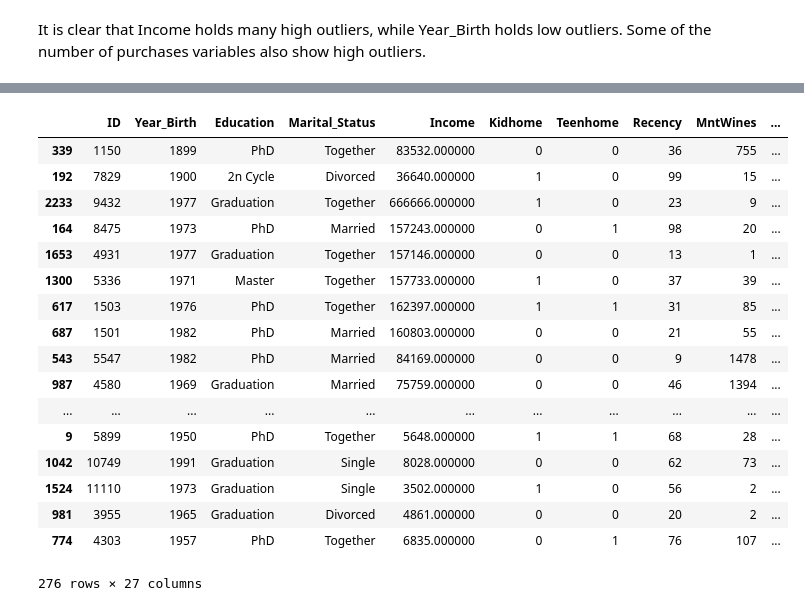
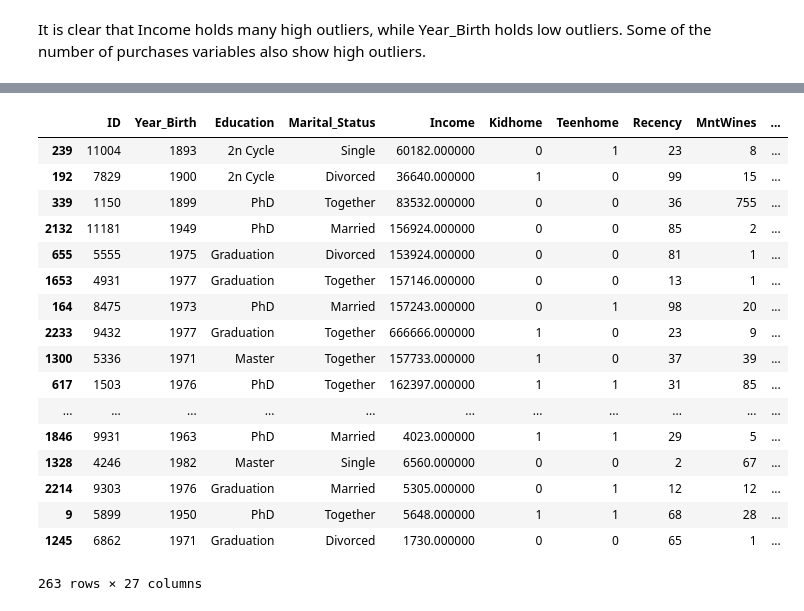
Before and after one commit to RodolfoLSS/machine_learning_classification, a Jupyter notebook: Feature_Exploration.ipynb, the cells around one changed output, grey strips where cells are left out. Saved outputs shown, nothing was run; the diff lists cells and outputs as text; code cells hidden in the pictures.

```diff
--- a/Feature_Exploration.ipynb
+++ b/Feature_Exploration.ipynb
@@ -18,10 +30,20 @@ os.chdir("C:\\Users\\maxde\\OneDrive\\Documentos\\machine_learning\\project_1")
 # %% [markdown]
 ## Setting up
 # %%
+# Loading database
 database = pd.read_excel("ml_project1_data.xlsx")
 
-seed = 101
+# Iteration
+iteration = 1
 
+
+# Setting Seed
+seeds = [101, 2019, 555, 975, 369]
+
+seed = seeds[iteration]
+
+
+# Splitting the train and test dataset
 data, data_test = train_test_split(database.copy(), test_size=0.2, stratify=database["Response"], random_state=seed)
 
 print(data.info())
@@ -295,5 +325,8 @@ data_[feat_n].describe() # Describing only Numerical Variables
 # %%
 std = data_[feat_n].describe().iloc[2,:]
+
+const_lab = [std[std<0.05].index[0], std[std<0.05].index[1]]
+
 std[std<0.05]
 # %% [output]
 Z_CostContact    0.0
@@ -302,9 +335,7 @@ Name: std, dtype: float64
 # %% [markdown]
 #### Removing constant variables
 # %%
-const = [std[std<0.05].index[0], std[std<0.05].index[1]]
-
-data_.drop(labels=const, axis=1, inplace=True) # Now data_ does not contain zero variance variables.
+data_.drop(labels=const_lab, axis=1, inplace=True) # Now data_ does not contain zero variance variables.
 
 
 feat_n = list(filter(lambda x: x not in const, feat_n)) # Removing the names of the no varaiance variables
@@ -386,10 +417,9 @@ def corr_matrix(df):
 
 
 
-
 feat_n_ = feat_n.copy()
-feat_n_.remove("Response") # Removing the Targer variable from the list of numerical features to be analyzed by correlation.
-corr_matrix(data_[feat_n_])
+feat_n.remove("Response") # Removing the Targer variable from the list of numerical features to be analyzed by correlation.
+corr_matrix(data_[feat_n])
 # %% [output]
 Hover to magify
 |  | Year_Birth | Income | Recency | MntWines | MntFruits | MntMeatProducts | MntFishProducts | MntSweetProducts | ... |
@@ -536,32 +577,29 @@ def filter_by_iqr(series_, k=1.5, return_thresholds=False):
     else:
         return [True if i < lower_bound or i > upper_bound else False for i in series_]
 # %%
-outliers = pd.DataFrame(data_.iloc[1:2,:])
+outliers = pd.DataFrame()
 
 for feat in feat_n:
     outliers = outliers.append(data_[filter_by_std(data_[feat], n_stdev=3)])
 
-outliers = outliers.drop(outliers.index[0])
-
 
 outliers
-#data_[filter_by_std(data_[feat_n[3]], n_stdev=3)]
 # %% [output]
 |  | ID | Year_Birth | Education | Marital_Status | Income | Kidhome | Teenhome | Recency | MntWines | ... |
+| 239 | 11004 | 1893 | 2n Cycle | Single | 60182.000000 | 0 | 1 | 23 | 8 | ... |
+| 192 | 7829 | 1900 | 2n Cycle | Divorced | 36640.000000 | 1 | 0 | 99 | 15 | ... |
 | 339 | 1150 | 1899 | PhD | Together | 83532.000000 | 0 | 0 | 36 | 755 | ... |
-| 192 | 7829 | 1900 | 2n Cycle | Divorced | 36640.000000 | 1 | 0 | 99 | 15 | ... |
+| 2132 | 11181 | 1949 | PhD | Married | 156924.000000 | 0 | 0 | 85 | 2 | ... |
+| 655 | 5555 | 1975 | Graduation | Divorced | 153924.000000 | 0 | 0 | 81 | 1 | ... |
+| 1653 | 4931 | 1977 | Graduation | Together | 157146.000000 | 0 | 0 | 13 | 1 | ... |
+| 164 | 8475 | 1973 | PhD | Married | 157243.000000 | 0 | 1 | 98 | 20 | ... |
 | 2233 | 9432 | 1977 | Graduation | Together | 666666.000000 | 1 | 0 | 23 | 9 | ... |
-| 164 | 8475 | 1973 | PhD | Married | 157243.000000 | 0 | 1 | 98 | 20 | ... |
-| 1653 | 4931 | 1977 | Graduation | Together | 157146.000000 | 0 | 0 | 13 | 1 | ... |
 | 1300 | 5336 | 1971 | Master | Together | 157733.000000 | 1 | 0 | 37 | 39 | ... |
 | 617 | 1503 | 1976 | PhD | Together | 162397.000000 | 1 | 1 | 31 | 85 | ... |
-| 687 | 1501 | 1982 | PhD | Married | 160803.000000 | 0 | 0 | 21 | 55 | ... |
-| 543 | 5547 | 1982 | PhD | Married | 84169.000000 | 0 | 0 | 9 | 1478 | ... |
-| 987 | 4580 | 1969 | Graduation | Married | 75759.000000 | 0 | 0 | 46 | 1394 | ... |
 | ... | ... | ... | ... | ... | ... | ... | ... | ... | ... | ... |
+| 1846 | 9931 | 1963 | PhD | Married | 4023.000000 | 1 | 1 | 29 | 5 | ... |
+| 1328 | 4246 | 1982 | Master | Single | 6560.000000 | 0 | 0 | 2 | 67 | ... |
+| 2214 | 9303 | 1976 | Graduation | Married | 5305.000000 | 0 | 1 | 12 | 12 | ... |
 | 9 | 5899 | 1950 | PhD | Together | 5648.000000 | 1 | 1 | 68 | 28 | ... |
-| 1042 | 10749 | 1991 | Graduation | Single | 8028.000000 | 0 | 0 | 62 | 73 | ... |
-| 1524 | 11110 | 1973 | Graduation | Single | 3502.000000 | 1 | 0 | 56 | 2 | ... |
-| 981 | 3955 | 1965 | Graduation | Divorced | 4861.000000 | 0 | 0 | 20 | 2 | ... |
-| 774 | 4303 | 1957 | PhD | Together | 6835.000000 | 0 | 1 | 76 | 107 | ... |
+| 1245 | 6862 | 1971 | Graduation | Divorced | 1730.000000 | 0 | 0 | 65 | 1 | ... |
-276 rows × 27 columns
+263 rows × 27 columns
```
Also changed, not shown: parts of 73 cells of this notebook.
